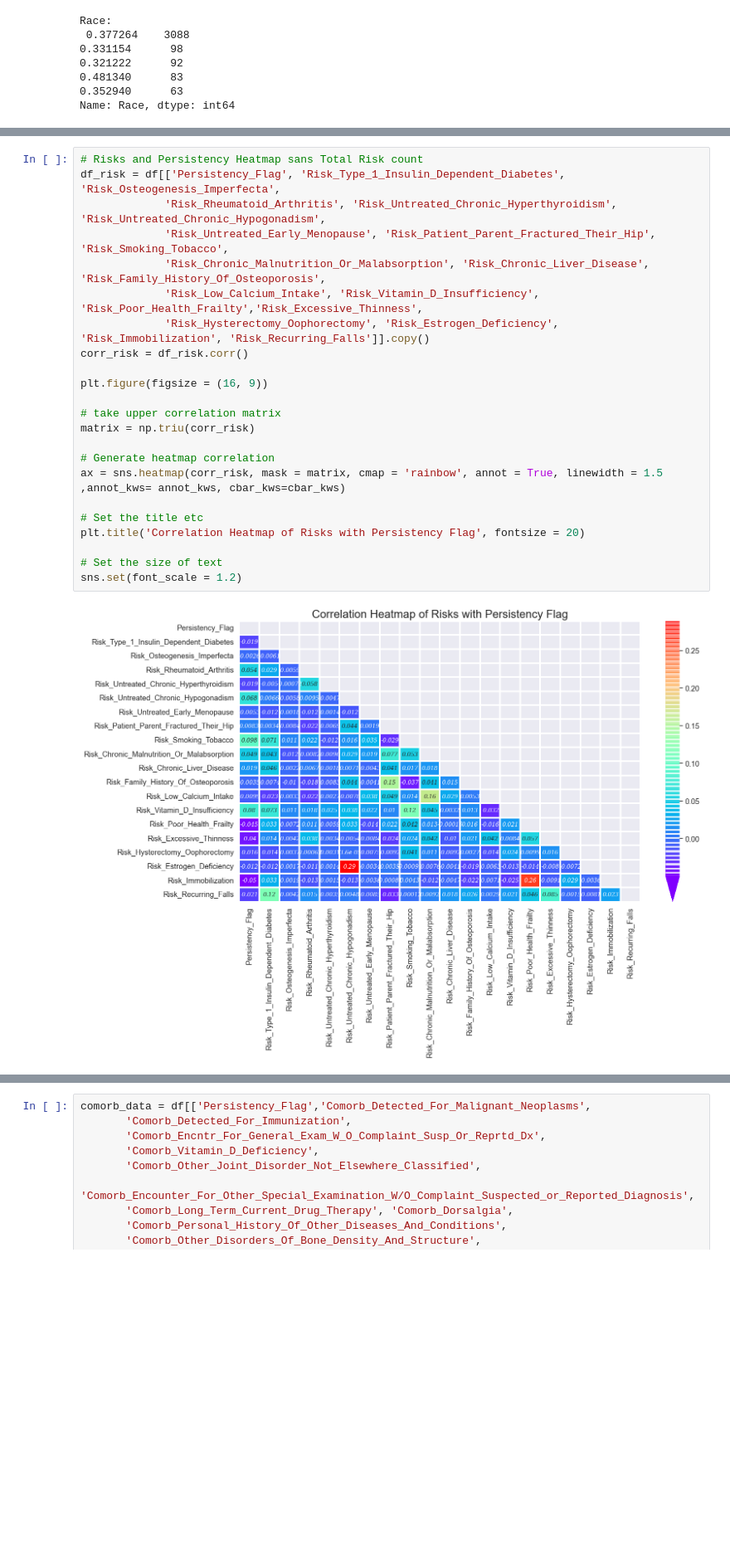
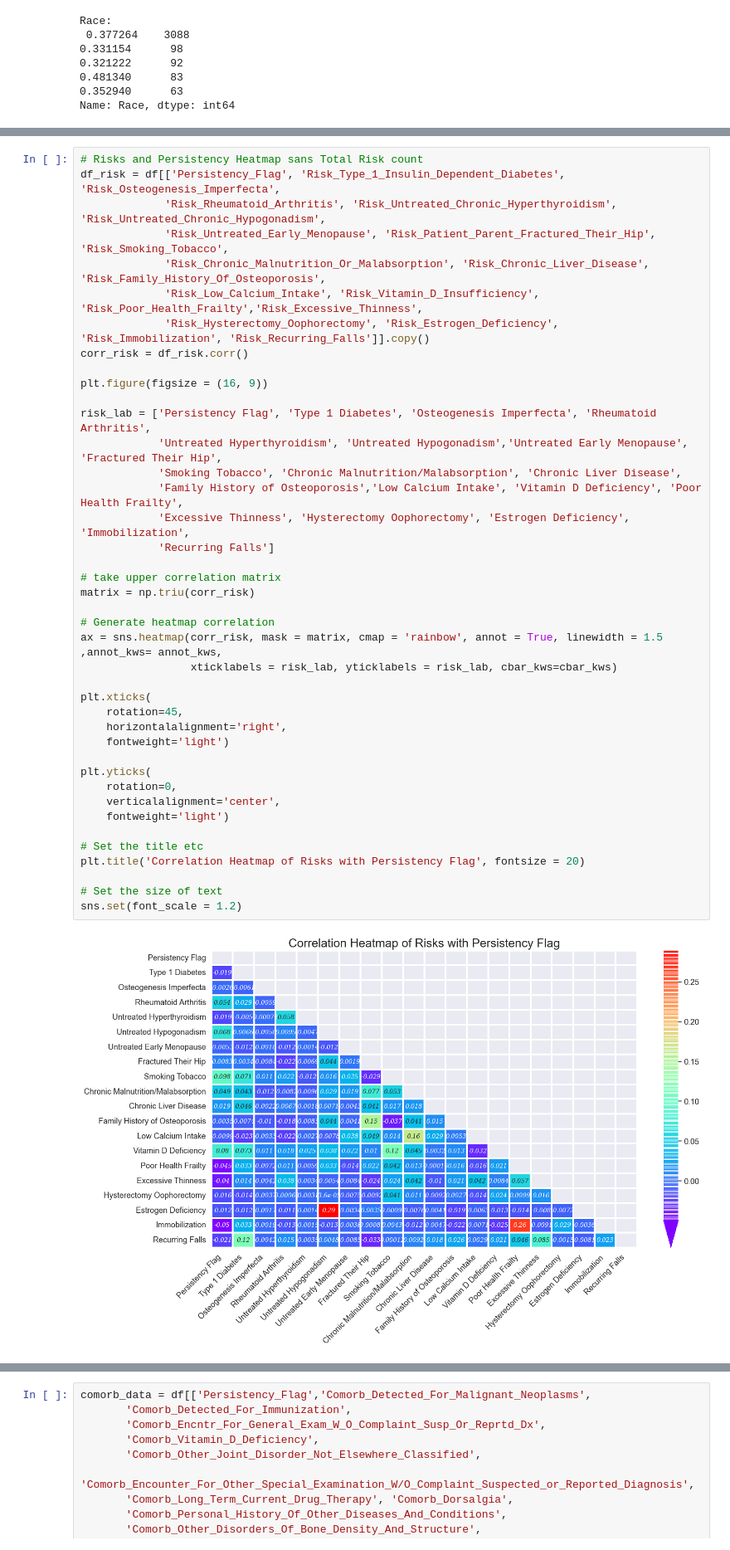
Before and after one commit to LiviaNFoster/DataGlacierFinalProject, a Jupyter notebook: FinalProject.ipynb, the cells around one changed output, grey strips where cells are left out. Shown at 83% size. Drawn from its saved outputs; the diff is of its cells as text; blank space fills up the shorter version.

```diff
--- a/FinalProject.ipynb
+++ b/FinalProject.ipynb
@@ -1255,28 +1268,46 @@ sns.set(font_scale = 1.2)
 # %%
 # Risks and Persistency Heatmap sans Total Risk count
 df_risk = df[['Persistency_Flag', 'Risk_Type_1_Insulin_Dependent_Diabetes', 'Risk_Osteogenesis_Imperfecta',
              'Risk_Rheumatoid_Arthritis', 'Risk_Untreated_Chronic_Hyperthyroidism', 'Risk_Untreated_Chronic_Hypogonadism',
              'Risk_Untreated_Early_Menopause', 'Risk_Patient_Parent_Fractured_Their_Hip', 'Risk_Smoking_Tobacco',
              'Risk_Chronic_Malnutrition_Or_Malabsorption', 'Risk_Chronic_Liver_Disease', 'Risk_Family_History_Of_Osteoporosis',
              'Risk_Low_Calcium_Intake', 'Risk_Vitamin_D_Insufficiency', 'Risk_Poor_Health_Frailty','Risk_Excessive_Thinness',
              'Risk_Hysterectomy_Oophorectomy', 'Risk_Estrogen_Deficiency', 'Risk_Immobilization', 'Risk_Recurring_Falls']].copy()
 corr_risk = df_risk.corr()
 
 plt.figure(figsize = (16, 9))
 
+risk_lab = ['Persistency Flag', 'Type 1 Diabetes', 'Osteogenesis Imperfecta', 'Rheumatoid Arthritis',
+            'Untreated Hyperthyroidism', 'Untreated Hypogonadism','Untreated Early Menopause', 'Fractured Their Hip',
+            'Smoking Tobacco', 'Chronic Malnutrition/Malabsorption', 'Chronic Liver Disease',
+            'Family History of Osteoporosis','Low Calcium Intake', 'Vitamin D Deficiency', 'Poor Health Frailty',
+            'Excessive Thinness', 'Hysterectomy Oophorectomy', 'Estrogen Deficiency', 'Immobilization',
+            'Recurring Falls']
+
 # take upper correlation matrix
 matrix = np.triu(corr_risk)
 
 # Generate heatmap correlation
-ax = sns.heatmap(corr_risk, mask = matrix, cmap = 'rainbow', annot = True, linewidth = 1.5 ,annot_kws= annot_kws, cbar_kws=cbar_kws)
+ax = sns.heatmap(corr_risk, mask = matrix, cmap = 'rainbow', annot = True, linewidth = 1.5 ,annot_kws= annot_kws,
+                 xticklabels = risk_lab, yticklabels = risk_lab, cbar_kws=cbar_kws)
+
+plt.xticks(
+    rotation=45,
+    horizontalalignment='right',
+    fontweight='light')
+
+plt.yticks(
+    rotation=0,
+    verticalalignment='center',
+    fontweight='light')
 
 # Set the title etc
 plt.title('Correlation Heatmap of Risks with Persistency Flag', fontsize = 20)
 
 # Set the size of text
 sns.set(font_scale = 1.2)
 # %% [output]
-[figure, old version]
+[figure, new version]
 # %%
 # Comorbidities and Persistency Heatmap
 df_comorb = df[['Persistency_Flag', 'Comorb_Detected_For_Malignant_Neoplasms', 'Comorb_Detected_For_Immunization',
```
Also changed, not shown: parts of 12 cells of this notebook.
